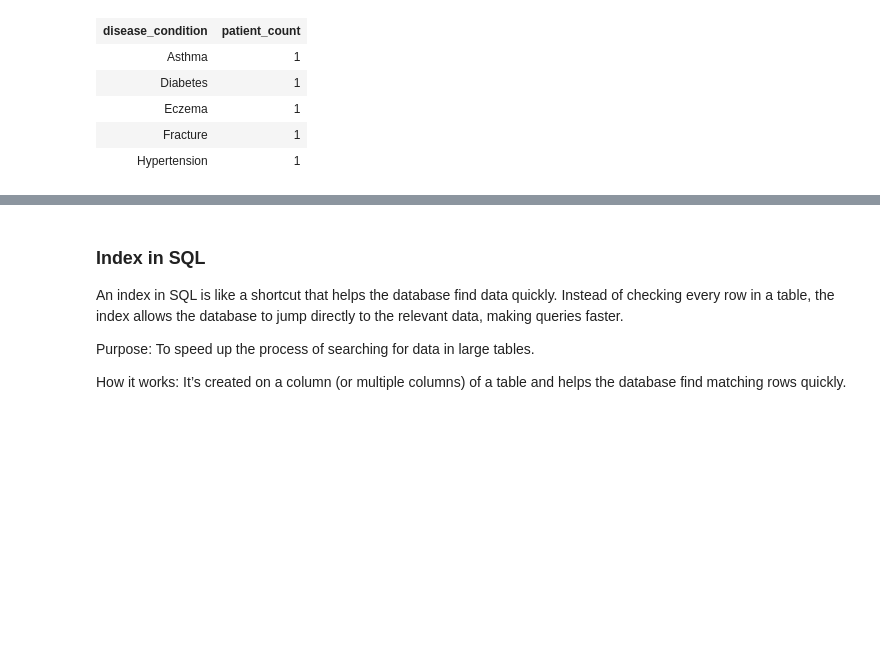
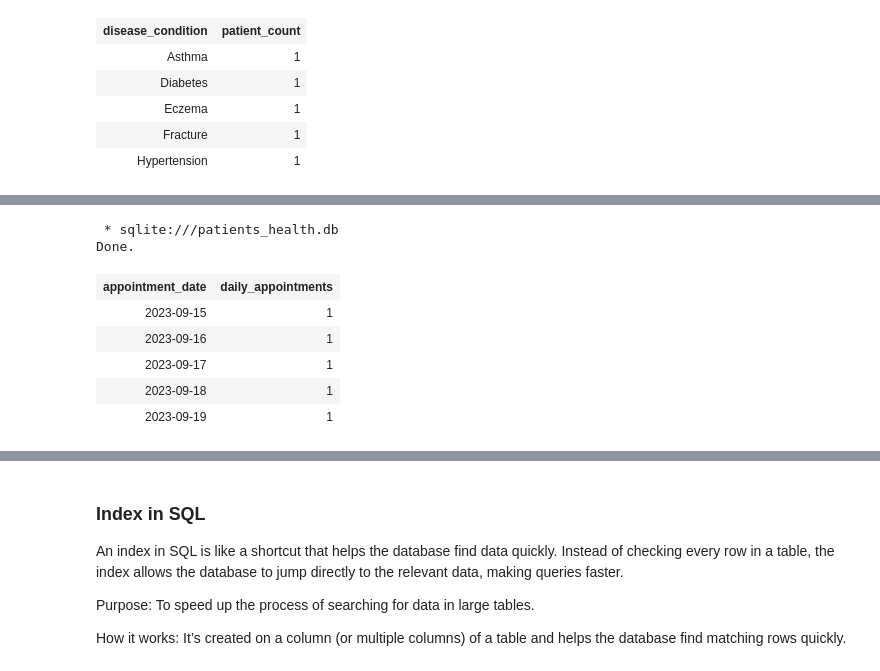
Before and after one commit to atignaschhetri/Health-record-system, a Jupyter notebook: app.ipynb, the cells around one changed output, grey strips where cells are left out. Cells and saved outputs as stored; diff of their text form; code cells hidden in the pictures; blank space fills up the shorter version.

```diff
--- a/app.ipynb
+++ b/app.ipynb
@@ -429,0 +514,16 @@ Done.
+# %%
+%%sql
+    select appointment_date,
+    count(*) AS daily_appointments
+from Appointments
+group by appointment_date
+order by appointment_date;
+# %% [output]
+ * sqlite:///patients_health.db
+Done.
+| appointment_date | daily_appointments |
+| 2023-09-15 | 1 |
+| 2023-09-16 | 1 |
+| 2023-09-17 | 1 |
+| 2023-09-18 | 1 |
+| 2023-09-19 | 1 |
```
Also changed, not shown: parts of 9 cells of this notebook, 1 other file.
